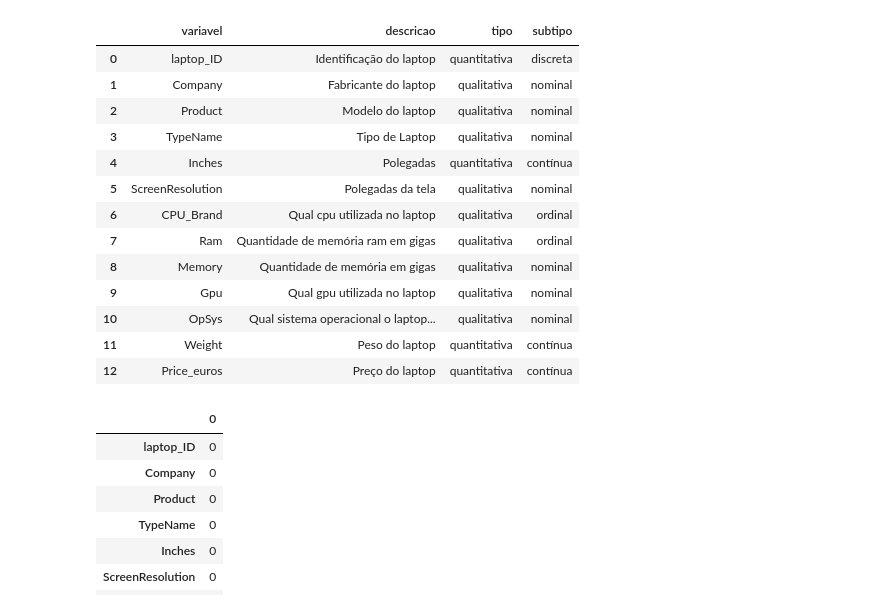
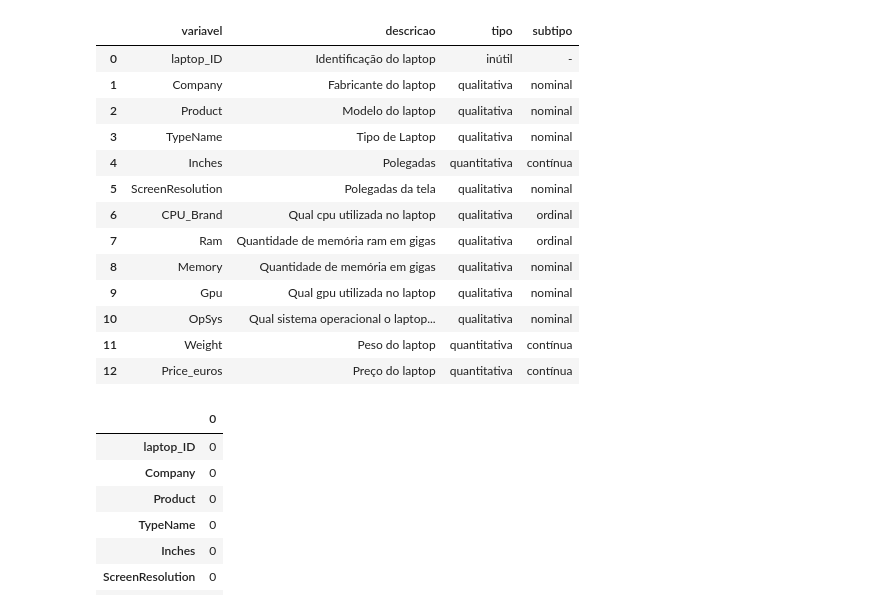
Before and after one commit to JNarimatsu/Bootcamp_Avanti_2025.3, a Jupyter notebook: Entrega_02_Análise_comparativa_de_modelos.ipynb, the cells around one changed output. Cells and saved outputs as stored; diff of their text form; code cells hidden in the pictures.

```diff
--- a/Entrega_02_Análise_comparativa_de_modelos.ipynb
+++ b/Entrega_02_Análise_comparativa_de_modelos.ipynb
@@ -54,8 +54,8 @@ df_dict_prices = pd.DataFrame([
     {
         "variavel": "laptop_ID",
         "descricao": "Identificação do laptop",
-        "tipo": "quantitativa",
-        "subtipo": "discreta",
+        "tipo": "inútil",
+        "subtipo": "-",
     },
     {
         "variavel": "Company",
@@ -106,34 +106,34 @@ df_dict_prices = pd.DataFrame([
         "subtipo": "nominal",
     },
     { #em nova análise foi decidido colocar a variável GPU como nominal
         "variavel": "Gpu",
         "descricao": "Qual gpu utilizada no laptop",
         "tipo": "qualitativa",
         "subtipo": "nominal",
     },
     {
         "variavel": "OpSys",
         "descricao": "Qual sistema operacional o laptop utiliza",
         "tipo": "qualitativa",
         "subtipo": "nominal",
     },
     {
       "variavel": "Weight",
         "descricao": "Peso do laptop",
         "tipo": "quantitativa",
         "subtipo": "contínua",
     },
     {
         "variavel": "Price_euros",
         "descricao": "Preço do laptop",
         "tipo": "quantitativa",
         "subtipo": "contínua",
     }
 ])
 df_dict_prices
 # %% [output]
 |  | variavel | descricao | tipo | subtipo |
-| 0 | laptop_ID | Identificação do laptop | quantitativa | discreta |
+| 0 | laptop_ID | Identificação do laptop | inútil | - |
 | 1 | Company | Fabricante do laptop | qualitativa | nominal |
 | 2 | Product | Modelo do laptop | qualitativa | nominal |
 | 3 | TypeName | Tipo de Laptop | qualitativa | nominal |
```
Also changed, not shown: parts of 7 cells of this notebook.
